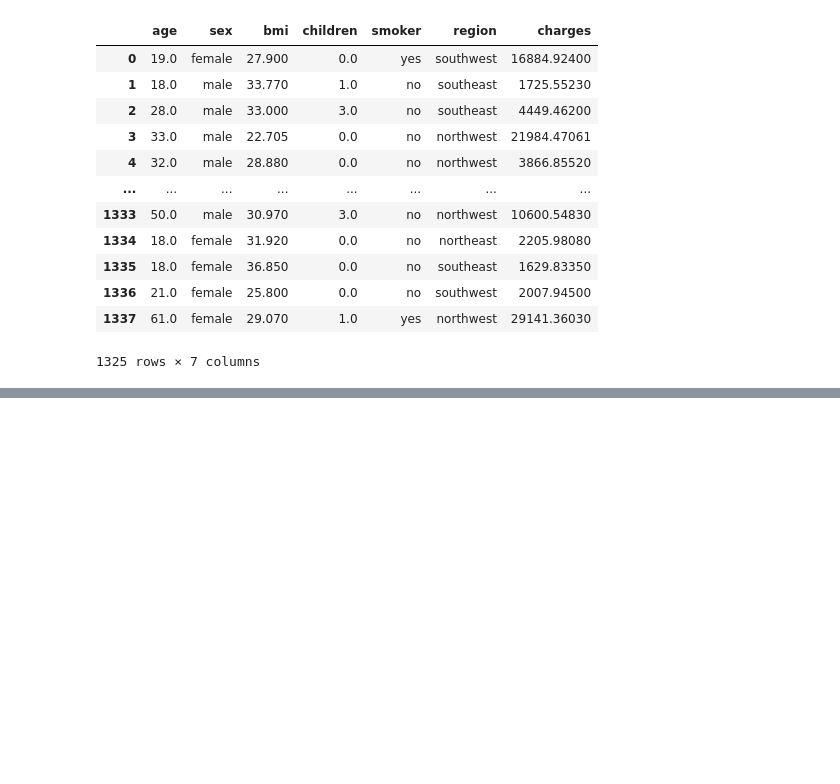
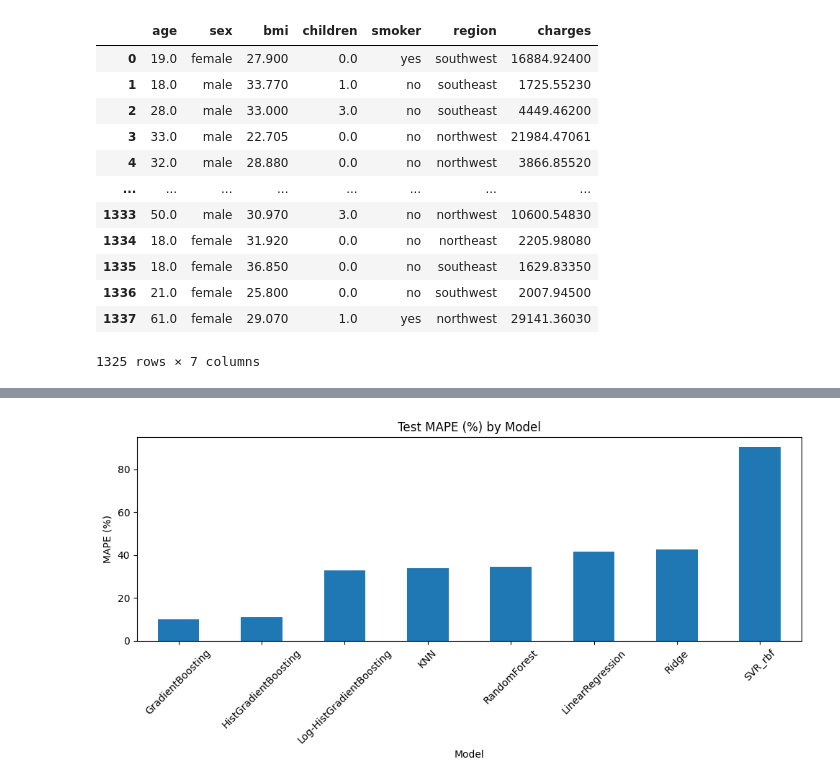
Before and after one commit to yosriawedi/ML-Project-Insurance, a Jupyter notebook: NeuroNova.ipynb, the cells around one changed output, grey strips where cells are left out. Cells and saved outputs as stored; diff of their text form; code cells hidden in the pictures; blank space fills up the shorter version.

```diff
--- a/NeuroNova.ipynb
+++ b/NeuroNova.ipynb
@@ -814,0 +1352,8 @@ fatal: not a git repository (or any of the parent directories): .git
+# %%
+ax = metrics_df.sort_values("MAPE").plot(kind="bar", x="Model", y="MAPE", legend=False, figsize=(10,5), rot=45)
+plt.title("Test MAPE (%) by Model")
+plt.ylabel("MAPE (%)")
+plt.tight_layout()
+plt.show()
+# %% [output]
+[figure, added]
```
Also changed, not shown: parts of 104 cells of this notebook, 8 other files.
